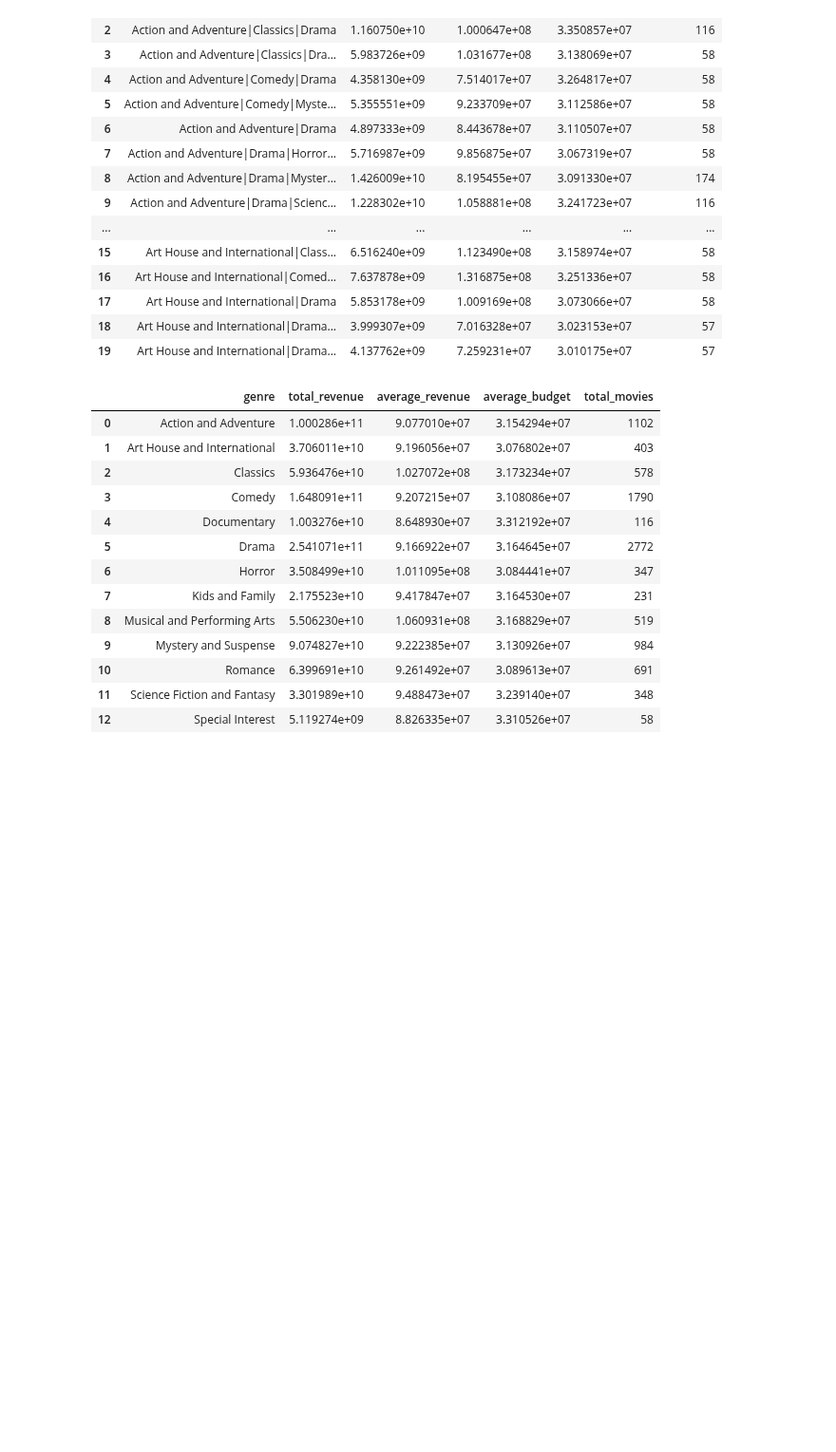
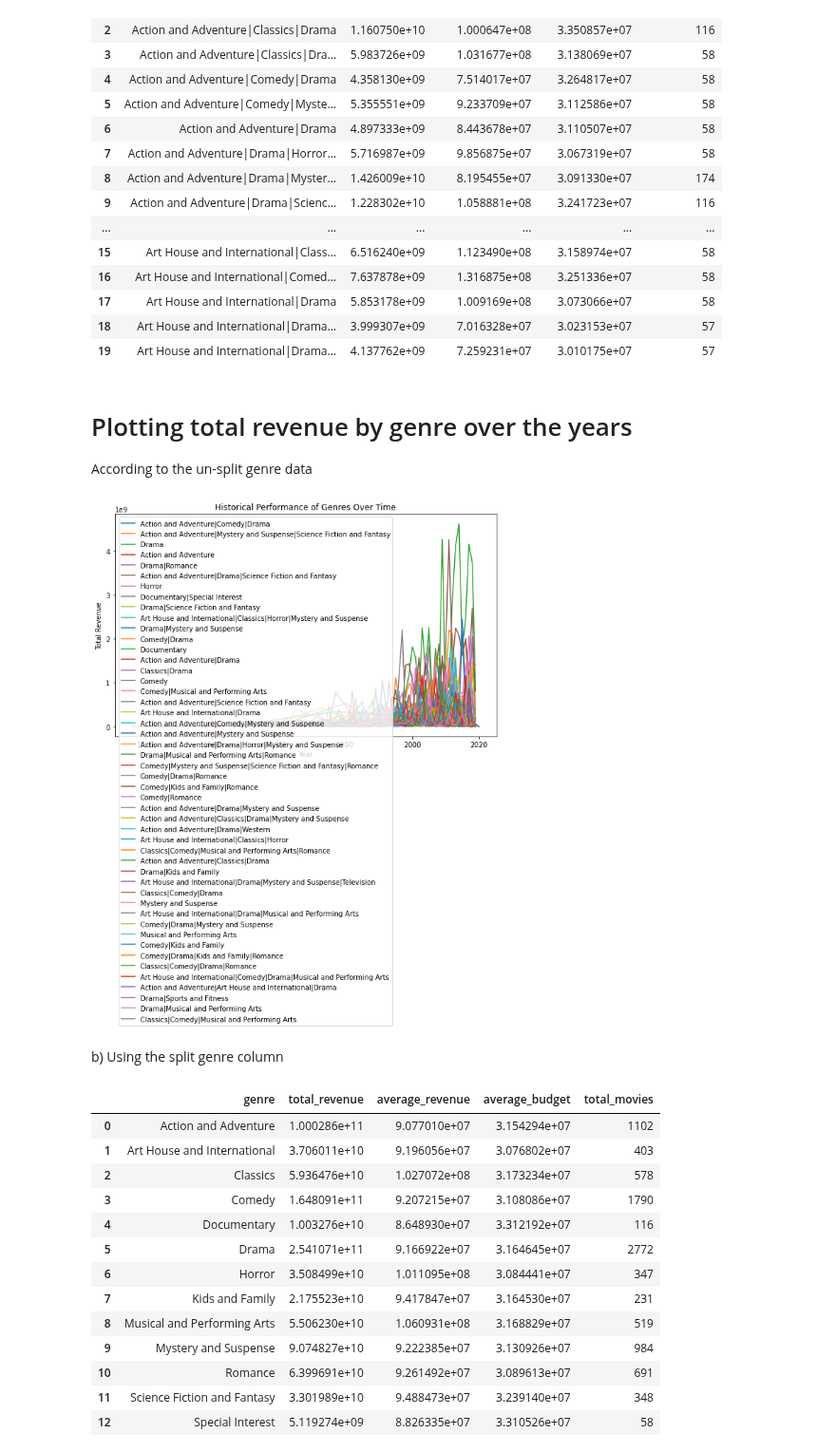
Before and after one commit to gkipkirui1/DSC_PT08P2_Phase_2_Project_Grp_1_Final, a Jupyter notebook: edwinn.ipynb, the cells around one changed output. Shown at 95% size. Cells and saved outputs as stored; diff of their text form; code cells hidden in the pictures; blank space fills up the shorter version.

```diff
--- a/edwinn.ipynb
+++ b/edwinn.ipynb
@@ -766,3 +787,24 @@ genre_performance2.head(20)
+# %% [markdown]
+# Plotting total revenue by genre over the years
+According to the un-split genre data
+# %%
+import matplotlib.pyplot as plt
+
+# Plotting total revenue by genre over the years
+plt.figure(figsize=(10, 6))
+for genre in historical_performance['genre'].unique():
+    genre_data = historical_performance[historical_performance['genre'] == genre]
+    plt.plot(genre_data['release_year'], genre_data['total_revenue'], label=genre)
+
+plt.xlabel('Year')
+plt.ylabel('Total Revenue')
+plt.title('Historical Performance of Genres Over Time')
+plt.legend()
+plt.show()
+# %% [output]
+[figure, added]
+# %% [markdown]
+b) Using the split genre column
 # %%
 # Group by genre and calculate performance metrics
 genre_performance = merged_df.groupby('genre').agg(
```
Also changed, not shown: parts of 25 cells of this notebook.
